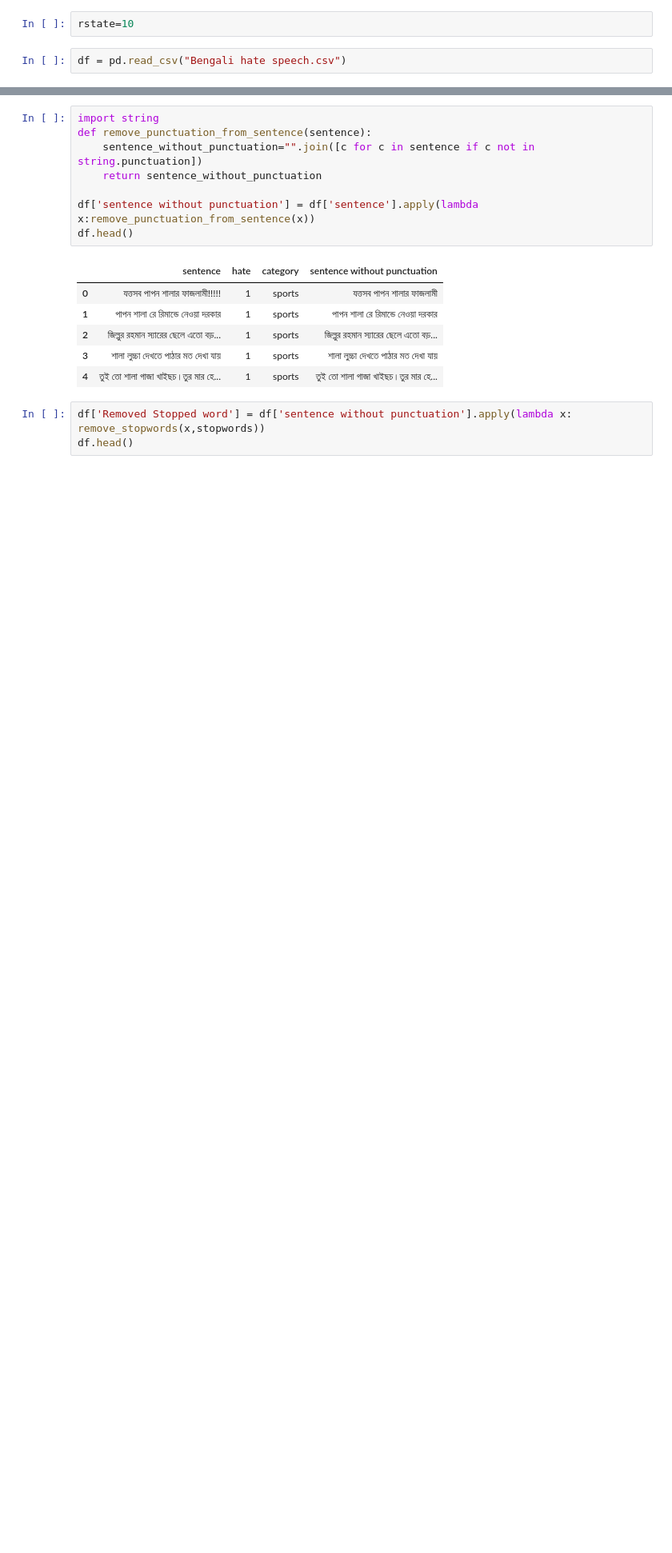
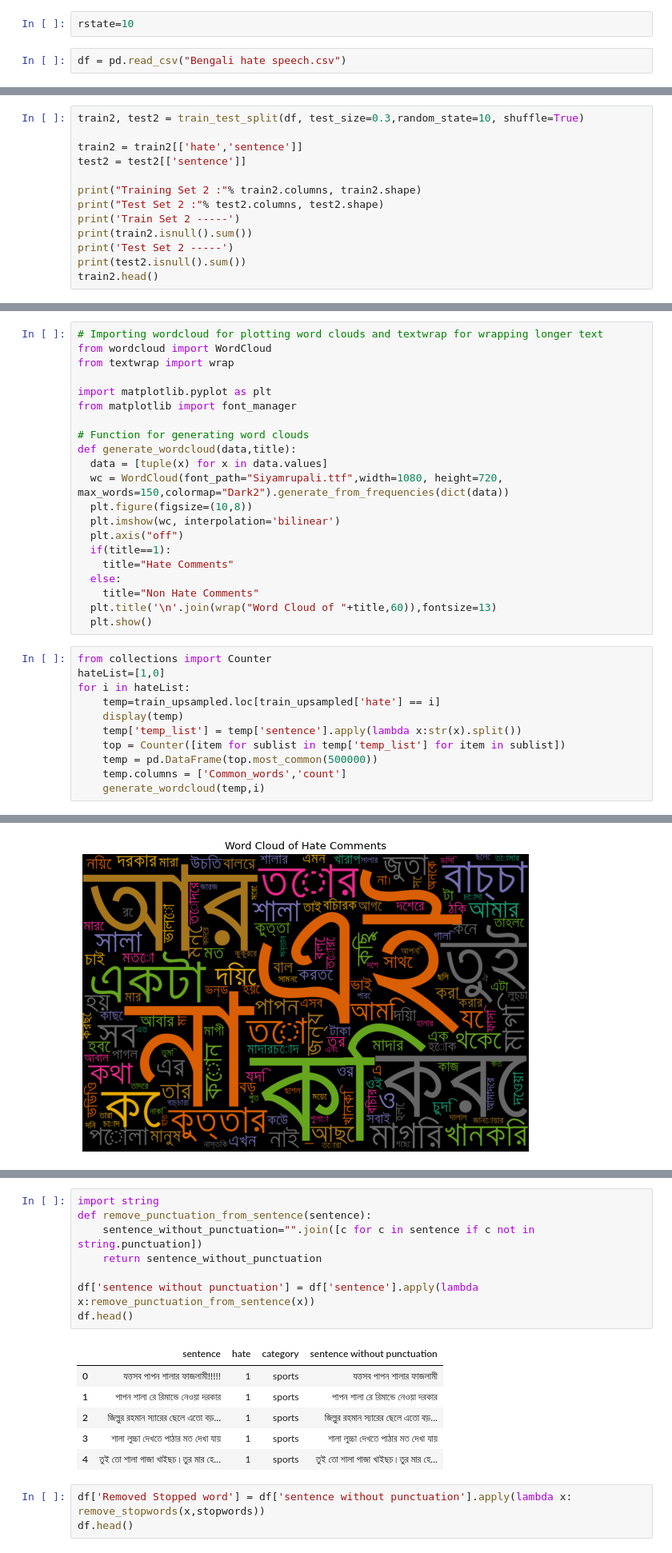
Before and after one commit to FarhanTahmid/CyberBullying-Detection-Prevention-Counseling-System, a Jupyter notebook: Machine Learning Models/Deep learning-Sequential-Model.ipynb, the cells around one changed output, grey strips where cells are left out. Shown: that part at 80% size. Cells and saved outputs as stored; diff of their text form; blank space fills up the shorter version.

```diff
--- a/Machine Learning Models/Deep learning-Sequential-Model.ipynb
+++ b/Machine Learning Models/Deep learning-Sequential-Model.ipynb
@@ -21,0 +29,13 @@ df = pd.read_csv("Bengali hate speech.csv")
+# %%
+train2, test2 = train_test_split(df, test_size=0.3,random_state=10, shuffle=True)
+
+train2 = train2[['hate','sentence']]
+test2 = test2[['sentence']]
+
+print("Training Set 2 :"% train2.columns, train2.shape)
+print("Test Set 2 :"% test2.columns, test2.shape)
+print('Train Set 2 -----')
+print(train2.isnull().sum())
+print('Test Set 2 -----')
+print(test2.isnull().sum())
+train2.head()
@@ -21,0 +140,33 @@ df = pd.read_csv("Bengali hate speech.csv")
+# %%
+# Importing wordcloud for plotting word clouds and textwrap for wrapping longer text
+from wordcloud import WordCloud
+from textwrap import wrap
+
+import matplotlib.pyplot as plt
+from matplotlib import font_manager
+
+# Function for generating word clouds
+def generate_wordcloud(data,title):
+  data = [tuple(x) for x in data.values]
+  wc = WordCloud(font_path="Siyamrupali.ttf",width=1080, height=720, max_words=150,colormap="Dark2").generate_from_frequencies(dict(data))
+  plt.figure(figsize=(10,8))
+  plt.imshow(wc, interpolation='bilinear')
+  plt.axis("off")
+  if(title==1):
+    title="Hate Comments"
+  else:
+    title="Non Hate Comments"
+  plt.title('\n'.join(wrap("Word Cloud of "+title,60)),fontsize=13)
+  plt.show()
+# %%
+from collections import Counter
+hateList=[1,0]
+for i in hateList:
+    temp=train_upsampled.loc[train_upsampled['hate'] == i]
+    display(temp)
+    temp['temp_list'] = temp['sentence'].apply(lambda x:str(x).split())
+    top = Counter([item for sublist in temp['temp_list'] for item in sublist])
+    temp = pd.DataFrame(top.most_common(500000))
+    temp.columns = ['Common_words','count']
+    generate_wordcloud(temp,i)
+# %% [output]
@@ -21,0 +191 @@ df = pd.read_csv("Bengali hate speech.csv")
+[figure, added]
```
Also changed, not shown: parts of 14 cells of this notebook, 8 other files.
